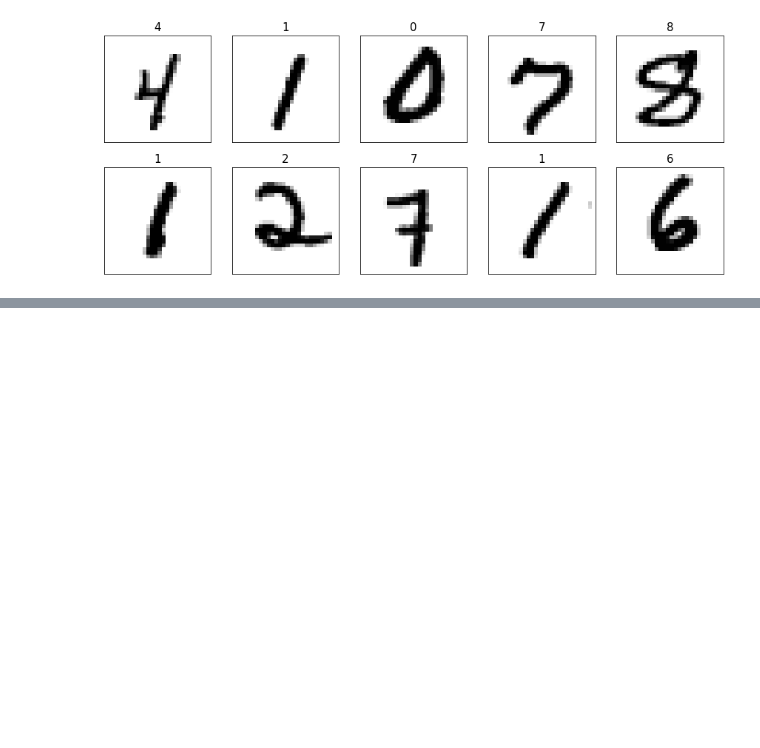
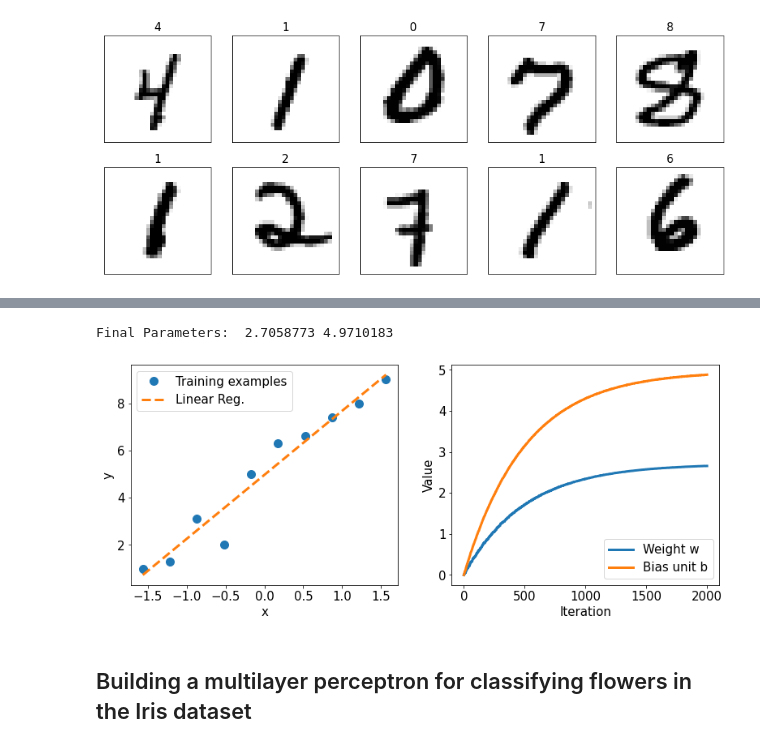
Before and after one commit to RhysComissiong/Python-Machine-Learning-Tutorial, a Jupyter notebook: chapter-13/Parallelizing Neural Network Training with Tensorflow.ipynb, the cells around one changed output, grey strips where cells are left out. Drawn from its saved outputs; the diff is of its cells as text; code cells hidden in the pictures; blank space fills up the shorter version.

```diff
--- a/chapter-13/Parallelizing Neural Network Training with Tensorflow.ipynb
+++ b/chapter-13/Parallelizing Neural Network Training with Tensorflow.ipynb
@@ -523,0 +555,7 @@ plt.show()
+# %%
+tf.random.set_seed(1)
+num_epochs = 200
+log_steps = 100
+learning_rate = 0.001
+batch_size = 1
+steps_per_epoch = int(np.ceil(len(y_train) / batch_size))
@@ -523,0 +629,10 @@ plt.show()
+# %%
+tf.random.set_seed(1)
+model = MyModel()
+model.compile(optimizer='sgd',
+              loss=loss_fn,
+              metrics=['mae','mse'])
+# %%
+model.fit(X_train_norm, y_train,
+          epochs=num_epochs, batch_size=batch_size,
+          verbose=1)
@@ -523,0 +658,29 @@ plt.show()
+# %%
+print('Final Parameters: ', model.w.numpy(), model.b.numpy())
+# %% [output]
+Final Parameters:  2.7058773 4.9710183
+# %%
+X_test = np.linspace(0,9,num=100).reshape(-1,1)
+X_test_norm = (X_test - np.mean(X_train)) / np.std(X_train)
+y_pred = model(tf.cast(X_test_norm, dtype=tf.float32))
+# %%
+fig = plt.figure(figsize=(13, 5))
+ax = fig.add_subplot(1,2,1)
+plt.plot(X_train_norm, y_train, 'o', markersize=10)
+plt.plot(X_test_norm, y_pred, '--', lw=3)
+plt.legend(['Training examples', 'Linear Reg.'], fontsize=15)
+ax.set_xlabel('x', size=15)
+ax.set_ylabel('y', size=15)
+ax.tick_params(axis='both', which='major', labelsize=15)
+ax = fig.add_subplot(1,2,2)
+plt.plot(Ws, lw=3)
+plt.plot(bs, lw=3)
+plt.legend(['Weight w', 'Bias unit b'], fontsize=15)
+ax.set_xlabel('Iteration', size=15)
+ax.set_ylabel('Value', size=15)
+ax.tick_params(axis='both', which='major', labelsize=15)
+plt.show()
+# %% [output]
+[figure, added]
+# %% [markdown]
+## Building a multilayer perceptron for classifying flowers in the Iris dataset
```
Also changed, not shown: parts of 29 cells of this notebook, 1 other file.
